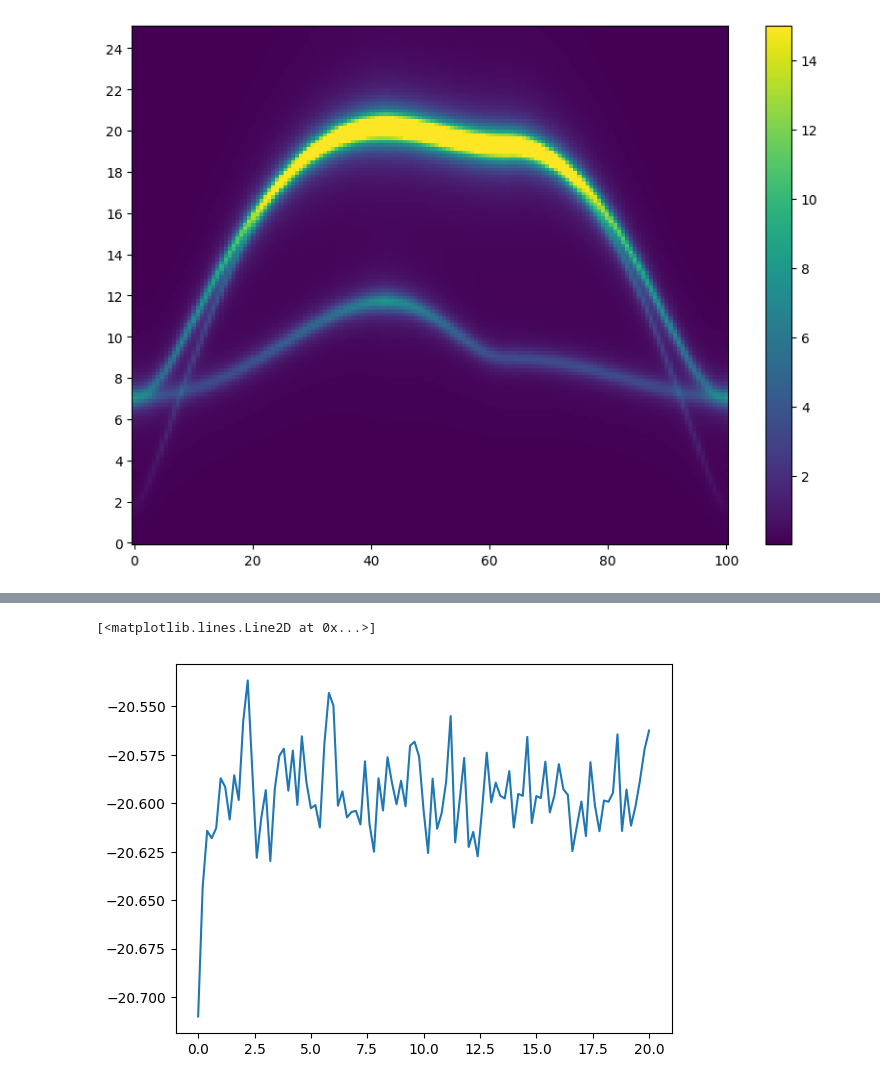
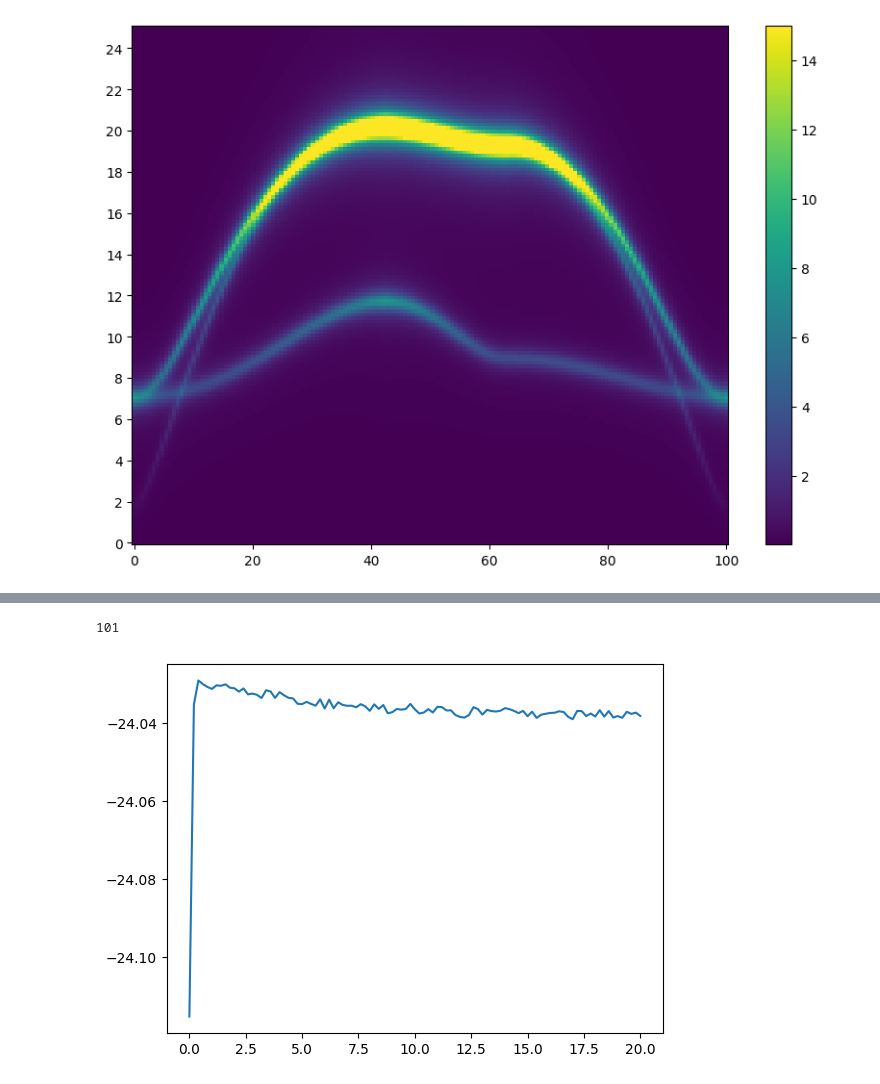
Before and after one commit to LivNoerholm/Kagome-LSWT, a Jupyter notebook: py.ipynb, the cells around one changed output, grey strips where cells are left out. Drawn from its saved outputs; the diff is of its cells as text; code cells hidden in the pictures.

```diff
--- a/py.ipynb
+++ b/py.ipynb
@@ -88,8 +93,9 @@ plt.plot(T, C_v)
 # %%
-y = np.genfromtxt("E380.txt", delimiter=',')
+y = np.genfromtxt("energyarrays/E15.txt", delimiter=',')
 x = np.linspace(0, 20, len(y))
 
 plt.plot(x,y)
+print(len(y))
 # %% [output]
-[<matplotlib.lines.Line2D at 0x...>]
+101
-[figure, old version]
+[figure, new version]
```
Also changed, not shown: parts of 3 cells of this notebook, 2 other files.
